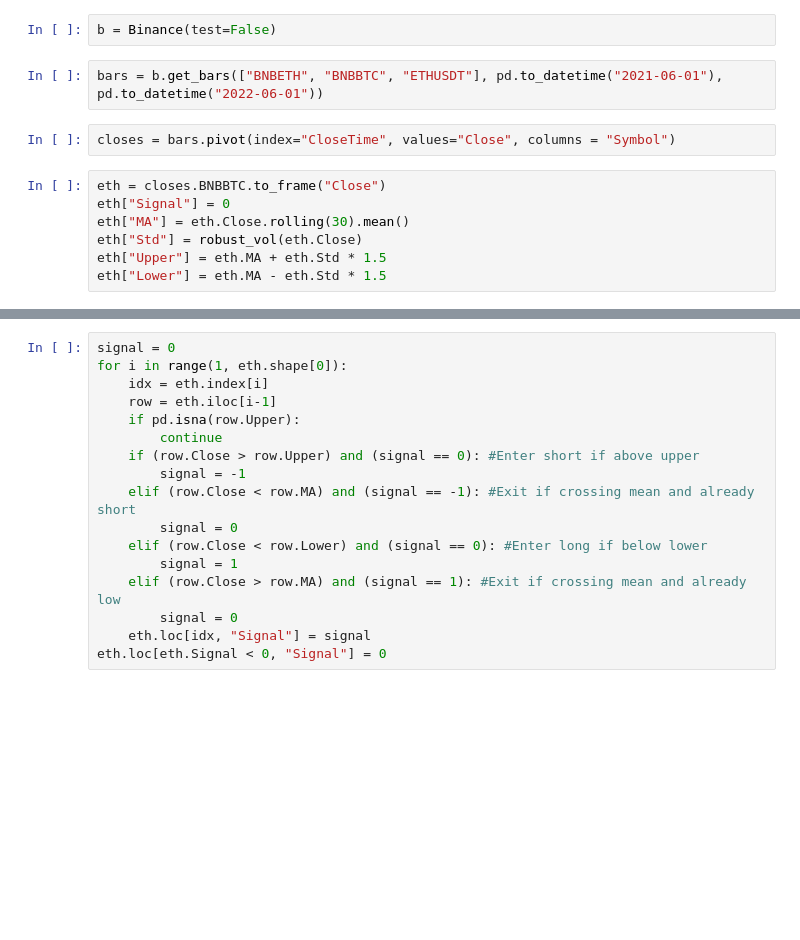
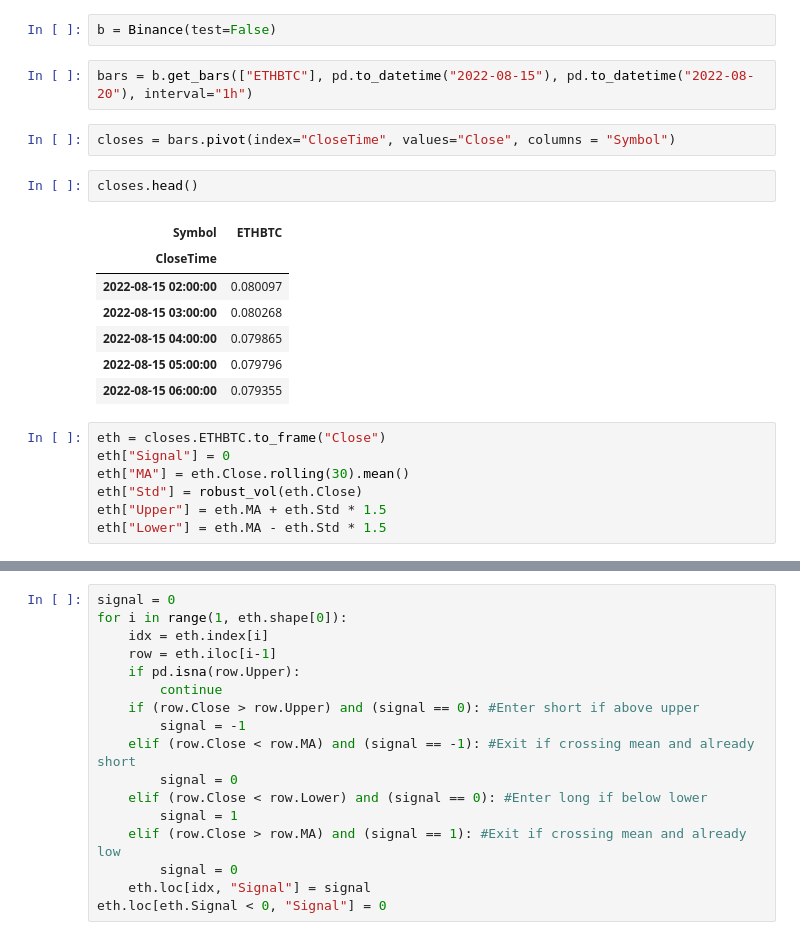
Before and after one commit to phlindg123/Trader, a Jupyter notebook: notebooks/mean_rev.ipynb, the cells around one changed output, grey strips where cells are left out. Drawn from its saved outputs; the diff is of its cells as text; blank space fills up the shorter version.

```diff
--- a/notebooks/mean_rev.ipynb
+++ b/notebooks/mean_rev.ipynb
@@ -7,12 +7,22 @@ from trader.strategies.util import robust_vol
 from trader.backtest.pnl import PnL
 # %%
 b = Binance(test=False)
-# %%
-bars = b.get_bars(["BNBETH", "BNBBTC", "ETHUSDT"], pd.to_datetime("2021-06-01"), pd.to_datetime("2022-06-01"))
+# %%
+bars = b.get_bars(["ETHBTC"], pd.to_datetime("2022-08-15"), pd.to_datetime("2022-08-20"), interval="1h")
 # %%
 closes = bars.pivot(index="CloseTime", values="Close", columns = "Symbol")
+# %%
+closes.head()
+# %% [output]
+| Symbol | ETHBTC |
+| CloseTime |  |
+| 2022-08-15 02:00:00 | 0.080097 |
+| 2022-08-15 03:00:00 | 0.080268 |
+| 2022-08-15 04:00:00 | 0.079865 |
+| 2022-08-15 05:00:00 | 0.079796 |
+| 2022-08-15 06:00:00 | 0.079355 |
 # %%
-eth = closes.BNBBTC.to_frame("Close")
+eth = closes.ETHBTC.to_frame("Close")
 eth["Signal"] = 0
 eth["MA"] = eth.Close.rolling(30).mean()
 eth["Std"] = robust_vol(eth.Close)
```
Also changed, not shown: parts of 4 cells of this notebook, 2 other files.
